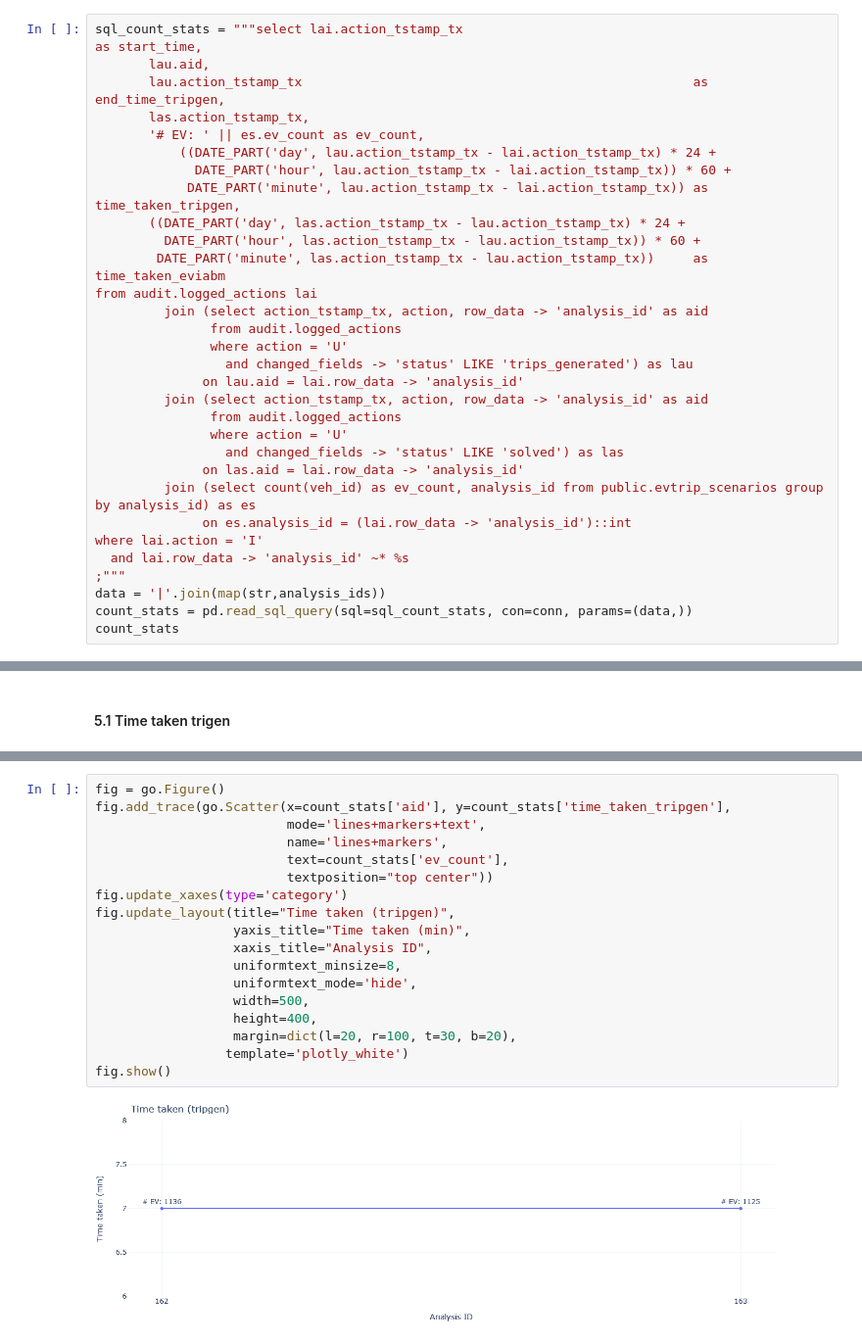
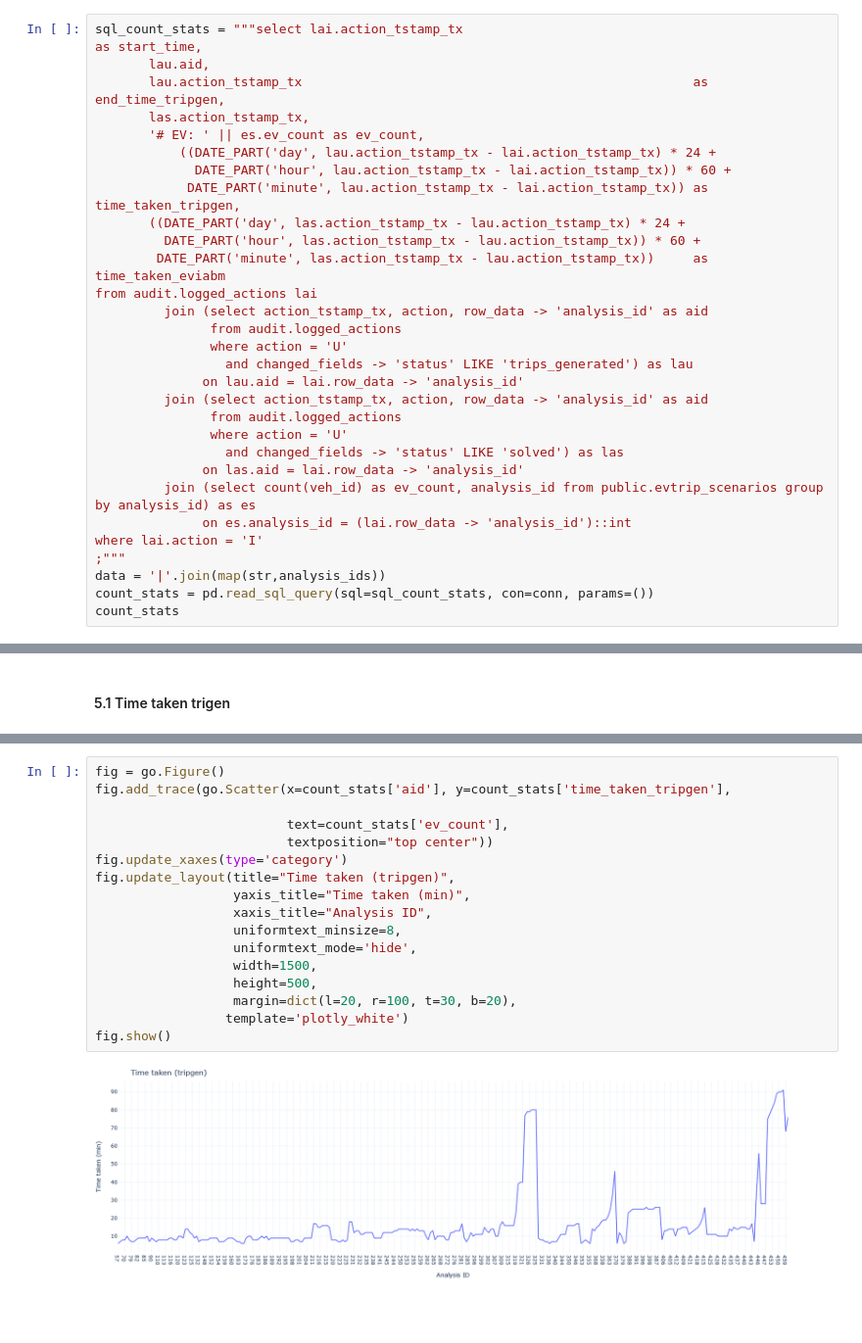
Before and after one commit to chintanp/ChargEval, a Jupyter notebook: scripts/computational_time.ipynb, the cells around one changed output, grey strips where cells are left out. Shown at 98% size. Cells and saved outputs as stored; diff of their text form; blank space fills up the shorter version.

```diff
--- a/scripts/computational_time.ipynb
+++ b/scripts/computational_time.ipynb
@@ -127,10 +127,9 @@ from audit.logged_actions lai
          join (select count(veh_id) as ev_count, analysis_id from public.evtrip_scenarios group by analysis_id) as es
               on es.analysis_id = (lai.row_data -> 'analysis_id')::int
 where lai.action = 'I'
-  and lai.row_data -> 'analysis_id' ~* %s
 ;"""
 data = '|'.join(map(str,analysis_ids))
-count_stats = pd.read_sql_query(sql=sql_count_stats, con=conn, params=(data,))
+count_stats = pd.read_sql_query(sql=sql_count_stats, con=conn, params=())
 count_stats
 # %% [output]
 |  | start_time | aid | end_time_tripgen | action_tstamp_tx | ev_count | time_taken_tripgen | ... |
@@ -149,23 +167,22 @@ Name: ev_count, dtype: object
 # %%
 fig = go.Figure()
 fig.add_trace(go.Scatter(x=count_stats['aid'], y=count_stats['time_taken_tripgen'],
-                         mode='lines+markers+text',
-                         name='lines+markers',
+
                          text=count_stats['ev_count'],
                          textposition="top center"))
 fig.update_xaxes(type='category')
 fig.update_layout(title="Time taken (tripgen)",
                   yaxis_title="Time taken (min)",
                   xaxis_title="Analysis ID",
                   uniformtext_minsize=8,
                   uniformtext_mode='hide',
-                  width=500,
-                  height=400,
+                  width=1500,
+                  height=500,
                   margin=dict(l=20, r=100, t=30, b=20),
                  template='plotly_white')
 fig.show()
 # %% [output]
-[figure, old version]
+[figure, new version]
 # %%
 fig = go.Figure()
 fig.add_trace(go.Scatter(x=count_stats['aid'], y=count_stats['time_taken_eviabm'],
```
Also changed, not shown: parts of 5 cells of this notebook, 3 other files.
